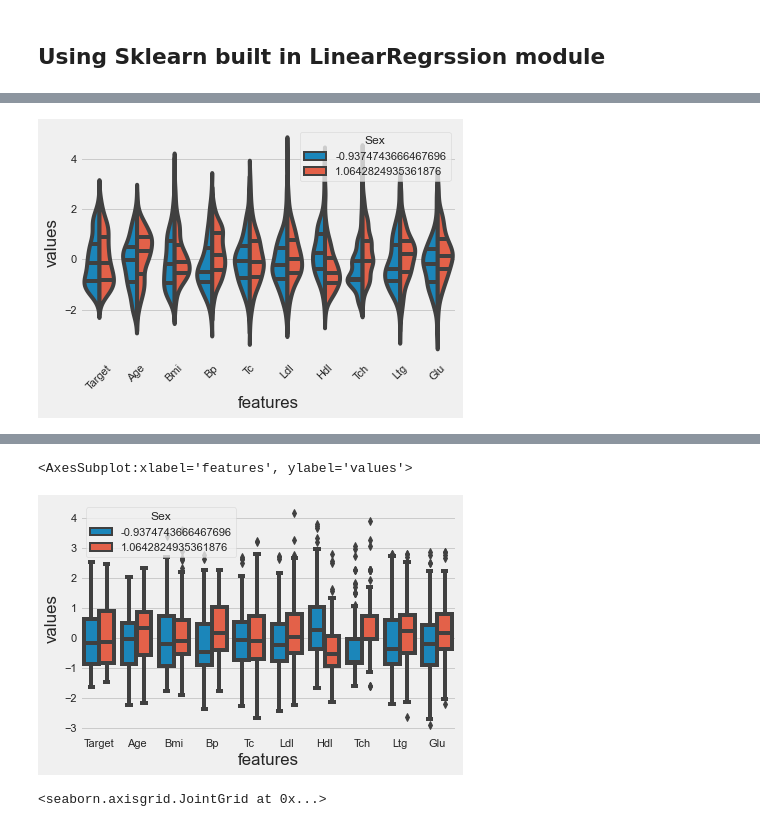
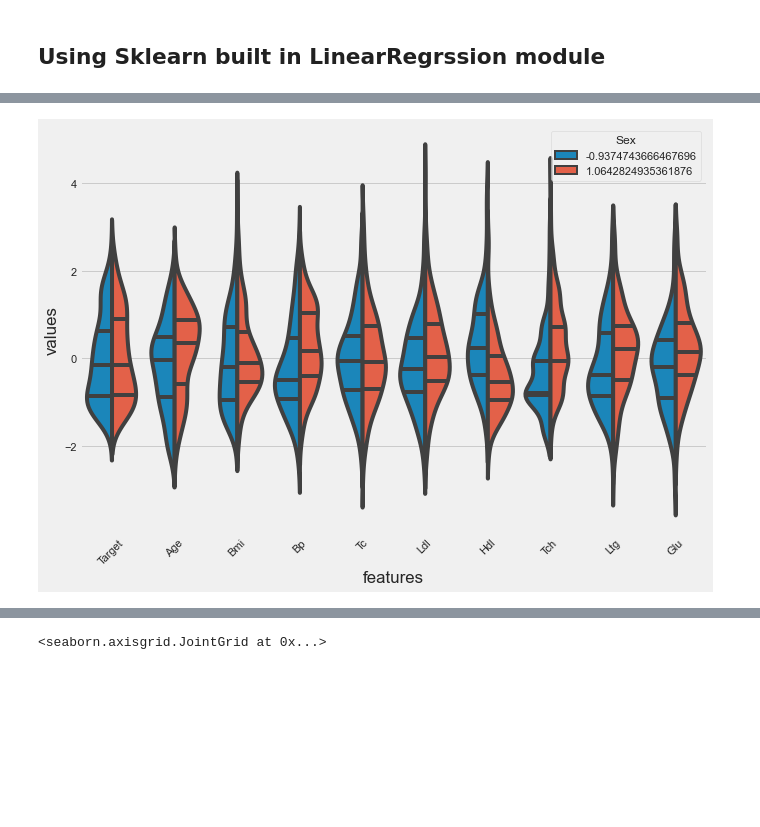
Before and after one commit to redaak/ML-project, a Jupyter notebook: diabetes dataset (Multi-Linear Regression.ipynb, the cells around one changed output, grey strips where cells are left out. Saved outputs shown, nothing was run; the diff lists cells and outputs as text; code cells hidden in the pictures; blank space fills up the shorter version.

```diff
--- a/diabetes dataset (Multi-Linear Regression.ipynb
+++ b/diabetes dataset (Multi-Linear Regression.ipynb
@@ -203,15 +203,16 @@ print(mse(y_test,results.predict(x_test)))
 # %%
 x=(data.Target-data.Target.mean())/data.Target.std()
 y=data.drop(['Target'],axis=1)
 features_bar=(y-y.mean())/y.std()
 features=pd.concat([x,features_bar.iloc[:,0:10]],axis=1)
 features=pd.melt(features,id_vars='Sex',var_name='features',value_name='values')
 plt.style.use('fivethirtyeight')
+plt.figure(figsize=(10,7))
 sns.violinplot(x='features',y='values',data=features,split=True,inner='quart',hue='Sex')
 plt.xticks(rotation=45)
 plt.show()
 # %% [output]
-[figure, old version]
+[figure, new version]
 # %%
 y.describe()
 # %% [output]
@@ -224,11 +225,6 @@ y.describe()
 | 50% | 5.383060e-03 | -4.464164e-02 | -7.283766e-03 | -5.670611e-03 | -4.320866e-03 | -3.819065e-03 | -6.584468e-03 | -2.592262e-03 | -1.947634e-03 | -1.077698e-03 |
 | 75% | 3.807591e-02 | 5.068012e-02 | 3.124802e-02 | 3.564384e-02 | 2.835801e-02 | 2.984439e-02 | 2.931150e-02 | 3.430886e-02 | 3.243323e-02 | 2.791705e-02 |
 | max | 1.107267e-01 | 5.068012e-02 | 1.705552e-01 | 1.320442e-01 | 1.539137e-01 | 1.987880e-01 | 1.811791e-01 | 1.852344e-01 | 1.335990e-01 | 1.356118e-01 |
-# %%
-sns.boxplot(x='features',y='values',data=features,hue="Sex")
-# %% [output]
-<AxesSubplot:xlabel='features', ylabel='values'>
-[figure, old version]
 # %%
 sns.jointplot(x=data.Tc,y=data.Ldl,kind='reg',color='#ce1414')
 # %% [output]
```
Also changed, not shown: parts of 12 cells of this notebook, 8 other files.
